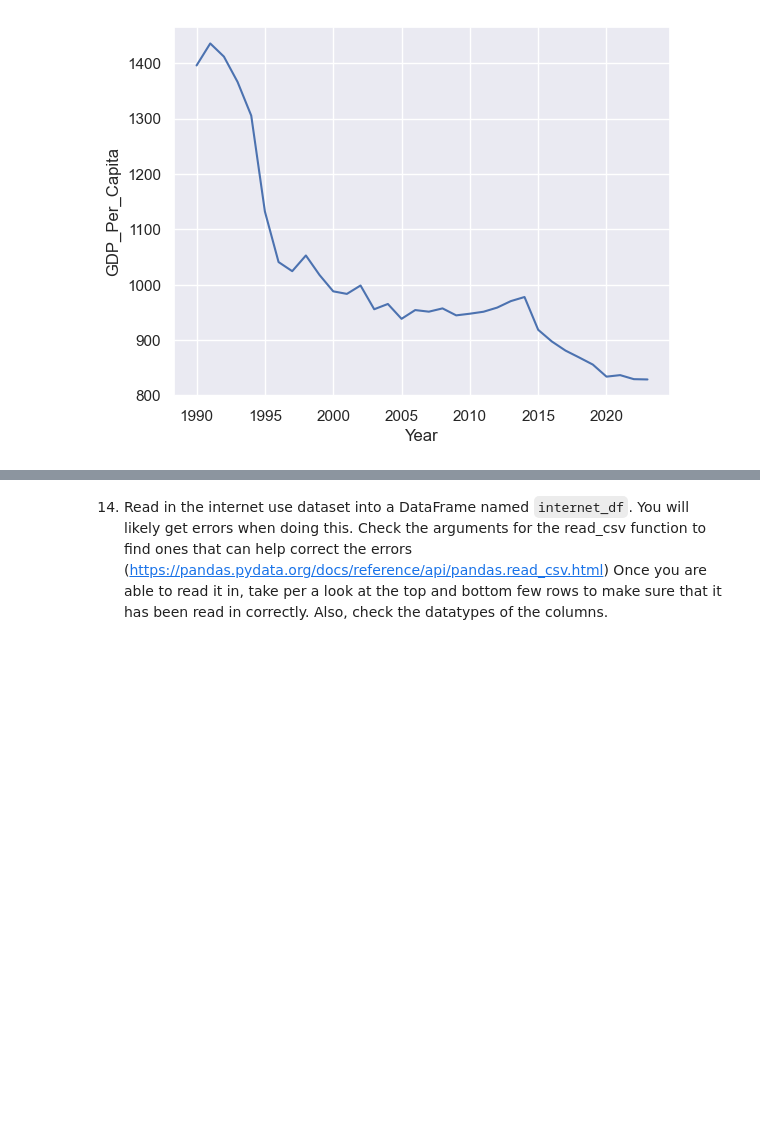
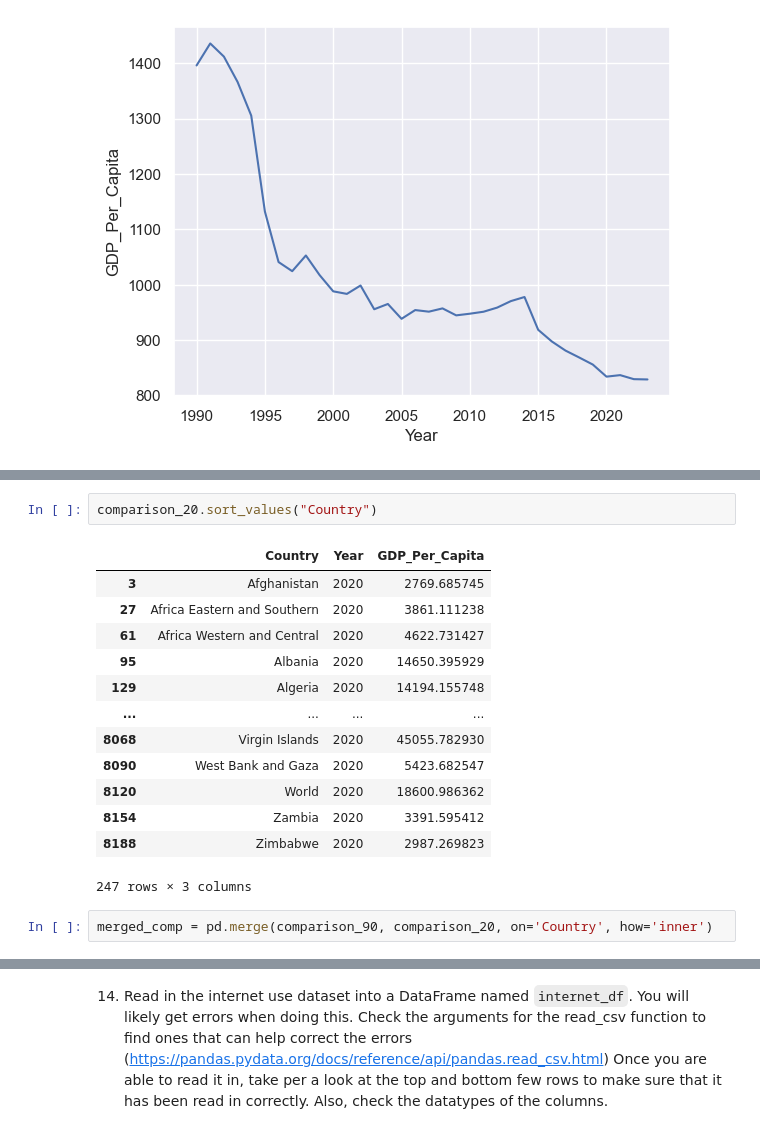
Before and after one commit to NSS-Data-Analytics-Cohort-14/gdp-and-internet-usage-kshaffer93, a Jupyter notebook: notebooks/example.ipynb, the cells around one changed output, grey strips where cells are left out. Cells and saved outputs as stored; diff of their text form; blank space fills up the shorter version.

```diff
--- a/notebooks/example.ipynb
+++ b/notebooks/example.ipynb
@@ -276,0 +297,18 @@ sns.lineplot(data=buru_gdp, x="Year", y="GDP_Per_Capita")
+# %%
+comparison_20.sort_values("Country")
+# %% [output]
+|  | Country | Year | GDP_Per_Capita |
+| 3 | Afghanistan | 2020 | 2769.685745 |
+| 27 | Africa Eastern and Southern | 2020 | 3861.111238 |
+| 61 | Africa Western and Central | 2020 | 4622.731427 |
+| 95 | Albania | 2020 | 14650.395929 |
+| 129 | Algeria | 2020 | 14194.155748 |
+| ... | ... | ... | ... |
+| 8068 | Virgin Islands | 2020 | 45055.782930 |
+| 8090 | West Bank and Gaza | 2020 | 5423.682547 |
+| 8120 | World | 2020 | 18600.986362 |
+| 8154 | Zambia | 2020 | 3391.595412 |
+| 8188 | Zimbabwe | 2020 | 2987.269823 |
+247 rows × 3 columns
+# %%
+merged_comp = pd.merge(comparison_90, comparison_20, on='Country', how='inner')
```
Also changed, not shown: parts of 8 cells of this notebook.
